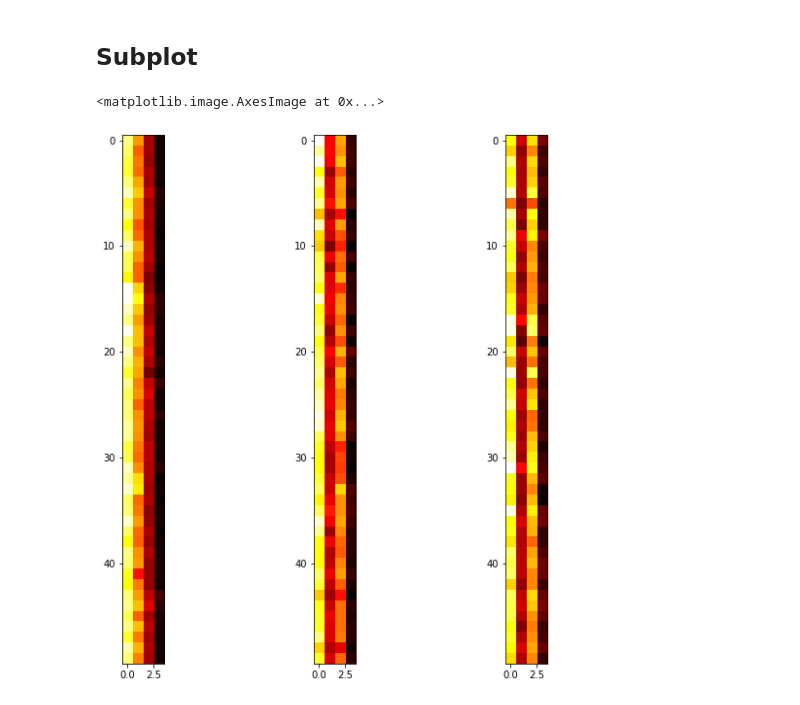
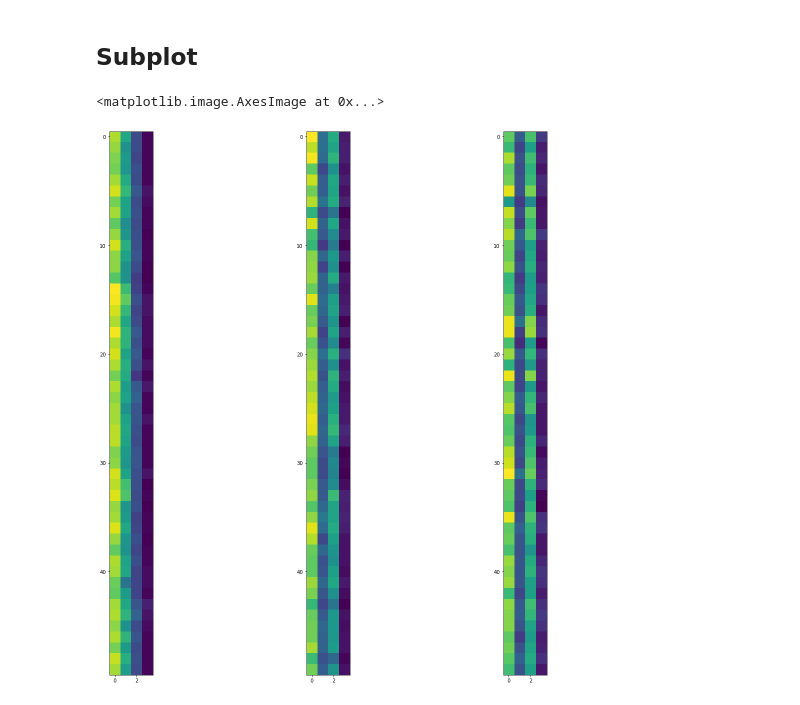
Before and after one commit to SasiwimonV/Basicprog_DataViz65, a Jupyter notebook: DataViz01_Table_Data.ipynb, the cells around one changed output. Saved outputs shown, nothing was run; the diff lists cells and outputs as text; code cells hidden in the pictures.

```diff
--- a/DataViz01_Table_Data.ipynb
+++ b/DataViz01_Table_Data.ipynb
@@ -86,7 +88,7 @@ import matplotlib
 # %% [markdown]
 ## Heatmap matrix
 # %%
-matplotlib.rcParams['figure.figsize']=[25,25] #กำหนดขนาดของ figure
+matplotlib.rcParams['figure.figsize']=[30,30] #กำหนดขนาดของ figure
 plt.imshow(df.iloc[:,:-1],interpolation='nearest')
 # %% [output]
 <matplotlib.image.AxesImage at 0x...>
@@ -99,17 +101,17 @@ plt.imshow(df.iloc[:,:-1],interpolation='nearest',cmap = 'hot')
 # %% [markdown]
 ## Subplot
 # %%
-matplotlib.rcParams['figure.figsize']=[10,10]
+matplotlib.rcParams['figure.figsize']=[20,20]
 # %%
 plt.subplot(1,3,1)  # subplot(มีกี่แถว, มีกี่หลัก, เป็นตัวที่เท่าไหร่)
-plt.imshow(df.iloc[:50,:-1],interpolation='nearest',cmap='hot')
+plt.imshow(df.iloc[:50,:-1],interpolation='nearest')
 
 plt.subplot(1,3,2)
-plt.imshow(df.iloc[50:100,:-1],interpolation='nearest',cmap='hot')
+plt.imshow(df.iloc[50:100,:-1],interpolation='nearest')
 
 plt.subplot(1,3,3)
-plt.imshow(df.iloc[100:150,:-1],interpolation='nearest',cmap='hot')
+plt.imshow(df.iloc[100:150,:-1],interpolation='nearest')
 # %% [output]
 <matplotlib.image.AxesImage at 0x...>
-[figure, old version]
+[figure, new version]
 # %%
```
Also changed, not shown: parts of 29 cells of this notebook.
